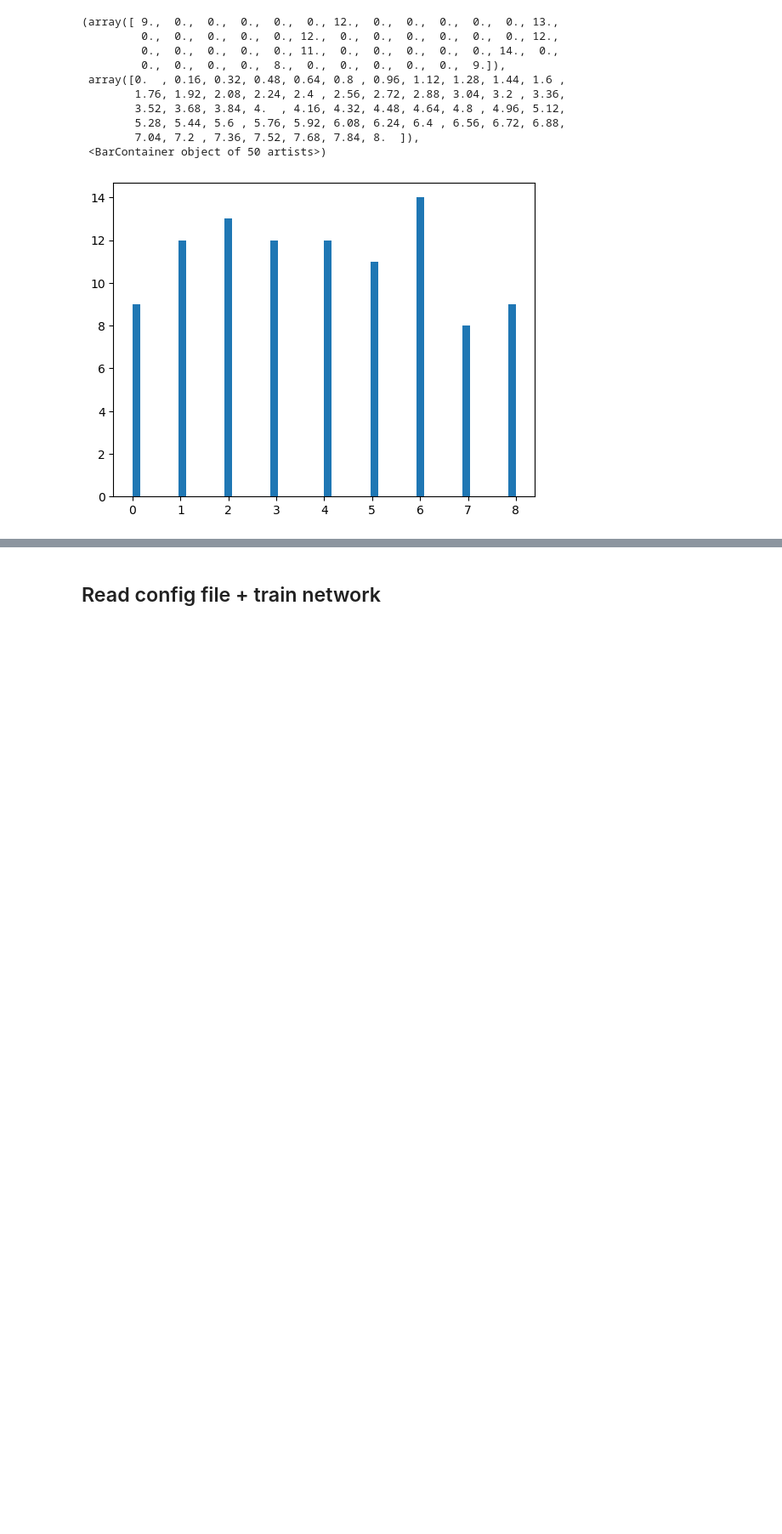
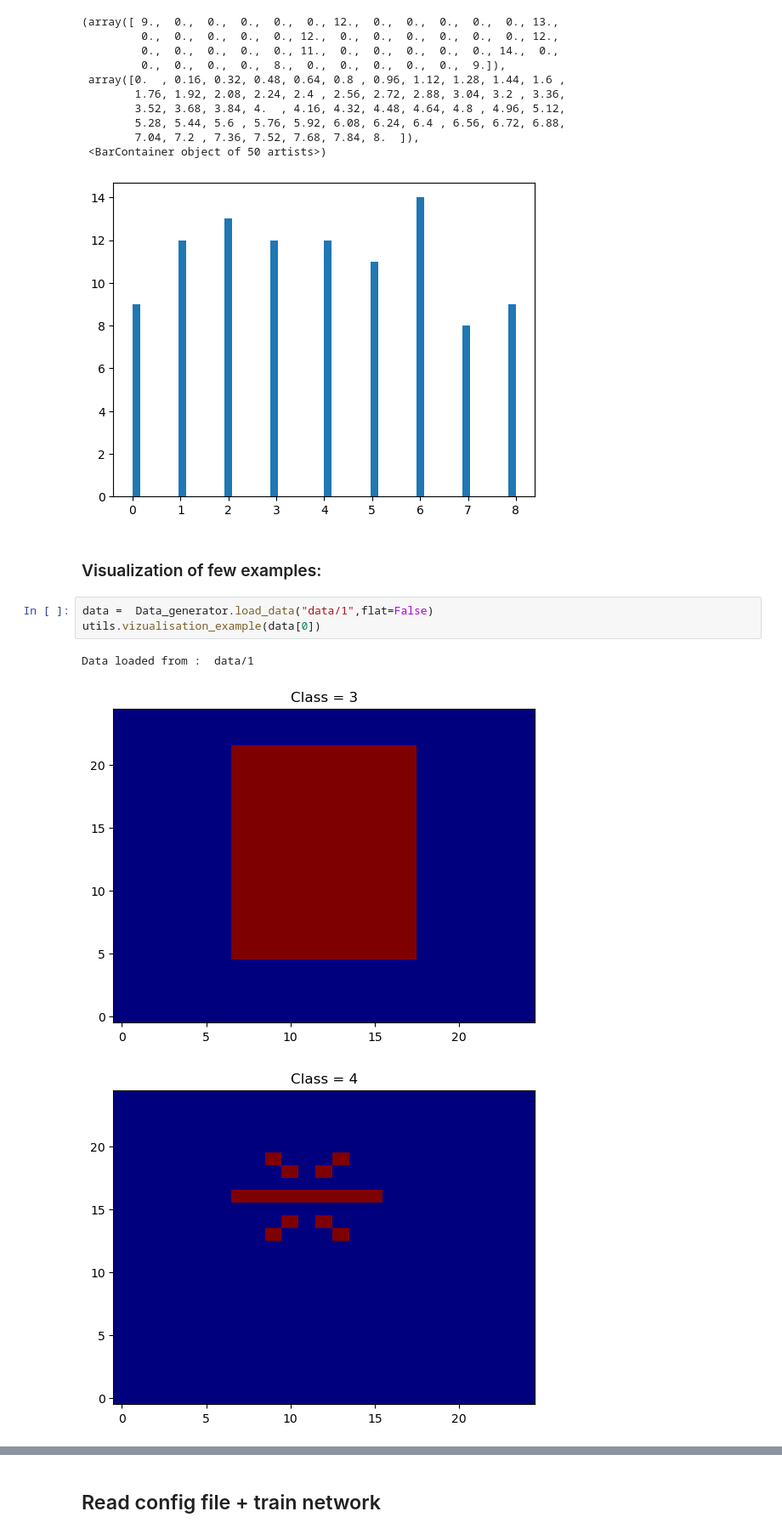
Before and after one commit to ValentinVERDON/Backpropagation_project, a Jupyter notebook: presentation.ipynb, the cells around one changed output, grey strips where cells are left out. Shown: that part at 85% size. Saved outputs shown, nothing was run; the diff lists cells and outputs as text; blank space fills up the shorter version.

```diff
--- a/presentation.ipynb
+++ b/presentation.ipynb
@@ -56,3 +56,12 @@ Data saved at :  data/2
         7.04, 7.2 , 7.36, 7.52, 7.68, 7.84, 8.  ]),
  <BarContainer object of 50 artists>)
 [figure]
+# %% [markdown]
+### Visualization of few examples:
+# %%
+data =  Data_generator.load_data("data/1",flat=False)
+utils.vizualisation_example(data[0])
+# %% [output]
+Data loaded from :  data/1
+[figure, added]
+[figure, added]
```
Also changed, not shown: parts of 1 cell of this notebook.
